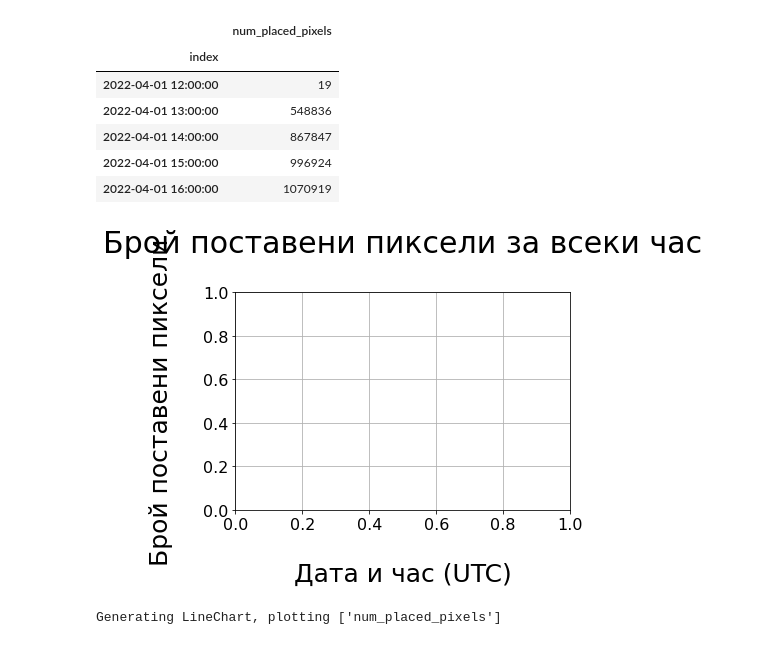
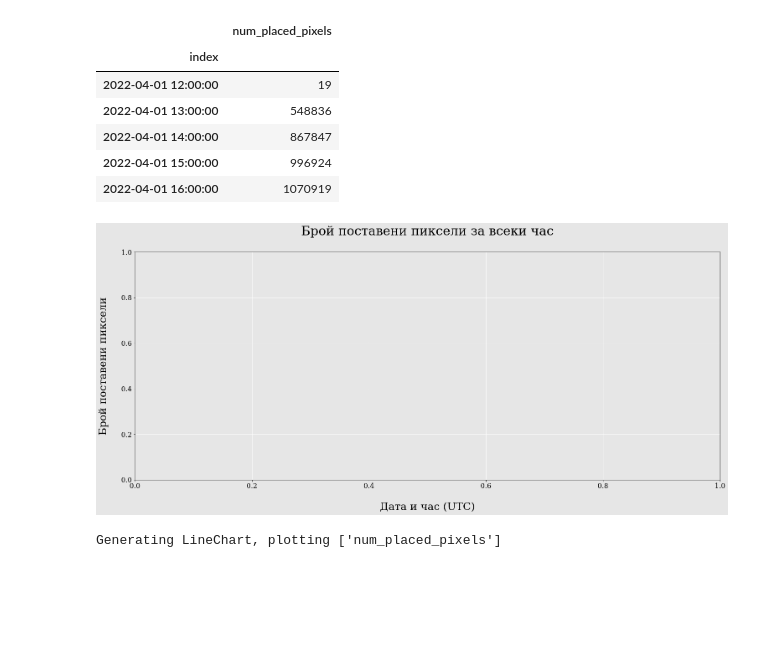
Before and after one commit to Denis-Iv/Analyzing-Social-Experiment, a Jupyter notebook: visualize_data.ipynb, the cells around one changed output. Drawn from its saved outputs; the diff is of its cells as text; code cells hidden in the pictures; blank space fills up the shorter version.

Commit message:
Add rc params and stylize charts

```diff
--- a/visualize_data.ipynb
+++ b/visualize_data.ipynb
@@ -6,13 +6,22 @@ from datetime import datetime
 import matplotlib.pyplot as plt
 import pandas_alive
 # %%
-TITLE_FONT_SIZE = 30
-AXIS_FONT_SIZE = 25
+LARGE_FONT = 30
+MEDIUM_FONT = 25
+SMALL_FONT = 16
 
 TITLE_PADDING = 40
 AXIS_PADDING = 30
-
-FIGSIZE = (25,10)
+# %%
+plt.rc('font', size=MEDIUM_FONT, family='serif')
+plt.rc('axes', titlesize=LARGE_FONT, titlepad=TITLE_PADDING, labelsize=MEDIUM_FONT, labelpad=AXIS_PADDING)
+plt.rc('axes', facecolor='#E6E6E6', grid=True, edgecolor='black', prop_cycle=plt.cycler(color=['#89A3D5']), axisbelow=True)
+plt.rc('xtick', labelsize=SMALL_FONT)
+plt.rc('ytick', labelsize=SMALL_FONT)
+plt.rc('grid', color='white', linestyle='solid')
+plt.rc('figure', figsize=(25,10), facecolor='#E6E6E6')
+# %%
+plt.rcParams.update(plt.rcParamsDefault)
 # %% [markdown]
 # Импортиране на файлове
 # %%
@@ -225,18 +242,16 @@ ddf_date.head()
 # %%
 fig = plt.figure()
 ax = plt.axes()
 
-ax.set_title('Брой поставени пиксели за всеки час', pad=TITLE_PADDING, fontsize=TITLE_FONT_SIZE)
-ax.set_xlabel('Дата и час (UTC)', labelpad=AXIS_PADDING, fontsize=AXIS_FONT_SIZE)
-ax.set_ylabel('Брой поставени пиксели', labelpad=AXIS_PADDING, fontsize=AXIS_FONT_SIZE)
+ax.set_title('Брой поставени пиксели за всеки час')
+ax.set_xlabel('Дата и час (UTC)')
+ax.set_ylabel('Брой поставени пиксели')
 
 ax.set_yscale('linear')
 
 ax.get_yaxis().get_major_formatter().set_scientific(False)
-ax.zorder = 3
-ax.grid(visible=True, zorder=0)
 # %% [output]
-[figure, old version]
+[figure, new version]
 # %%
 now = datetime.now().strftime("%d%H%M")
 
```
Also changed, not shown: parts of 8 cells of this notebook.
